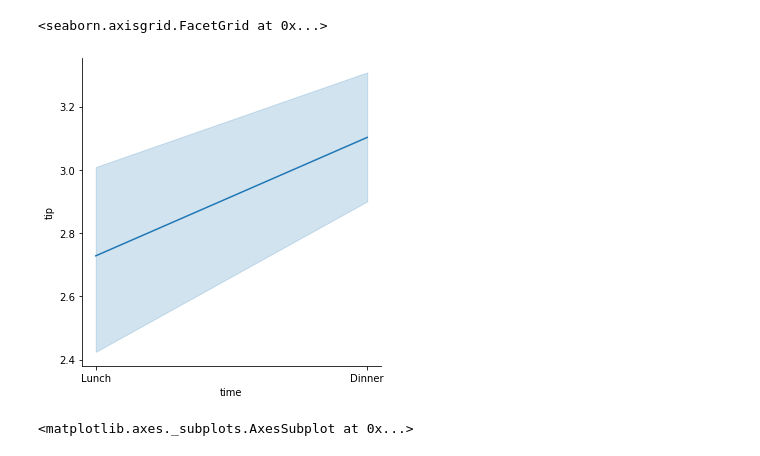
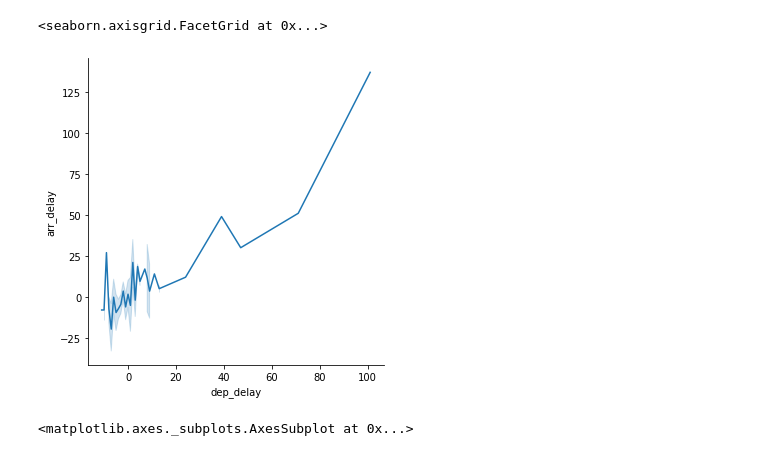
Before and after one commit to MassStreetDataSchool/python-for-data-analysis, a Jupyter notebook: 03 Visualizing Data/Seaborn.ipynb, the cells around one changed output. Cells and saved outputs as stored; diff of their text form; code cells hidden in the pictures.

```diff
--- a/03 Visualizing Data/Seaborn.ipynb
+++ b/03 Visualizing Data/Seaborn.ipynb
@@ -17,0 +6,3 @@ sns.relplot(x="passengers", y="month", hue='year', data=a)
+# %%
+df = pd.read_csv('/home/martin/datasets/flights.csv')
+df.head()
@@ -17,0 +16,3 @@ sns.relplot(x="passengers", y="month", hue='year', data=a)
+# %%
+df = df[:100000]
+sns.relplot(x="arr_delay", y="carrier", data=df)
@@ -18,9 +27,8 @@ sns.relplot(x="passengers", y="month", hue='year', data=a)
 # %%
-b=sns.load_dataset("tips")
-sns.relplot(x="time", y="tip", data=b, kind="line")
+sns.relplot(x="dep_delay", y="arr_delay", data=df[:150], kind="line")
 # %% [output]
 <seaborn.axisgrid.FacetGrid at 0x...>
-[figure, old version]
+[figure, new version]
 # %%
 from scipy import stats
 # %%
```
Also changed, not shown: parts of 5 cells of this notebook.
